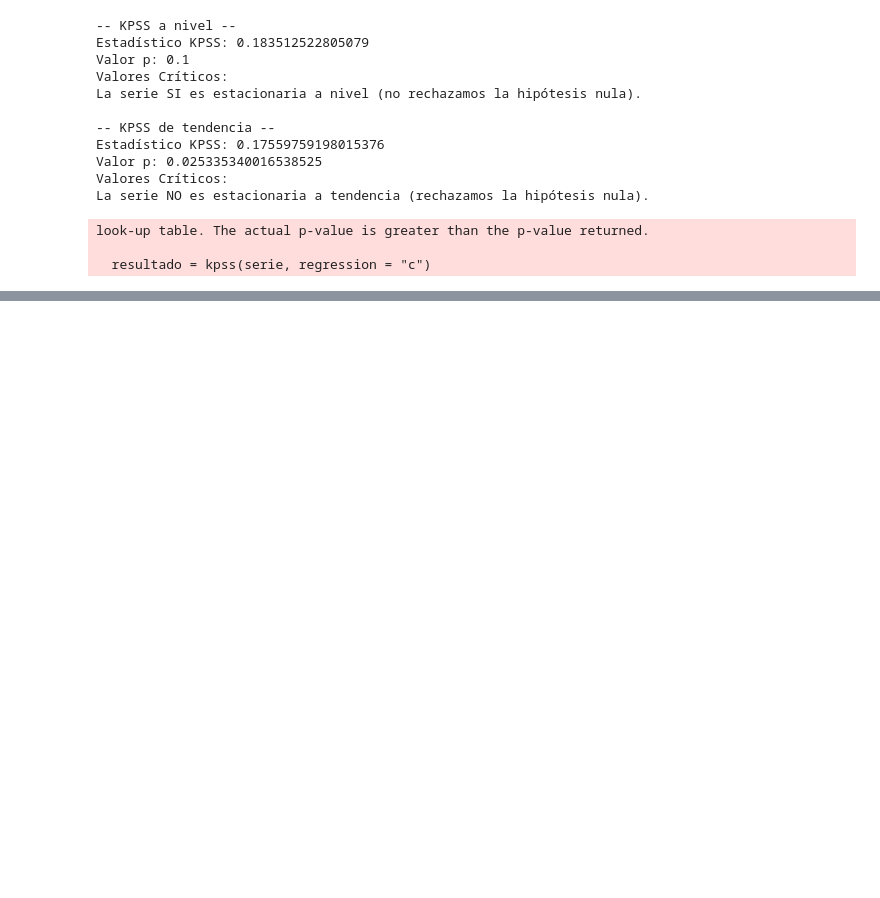
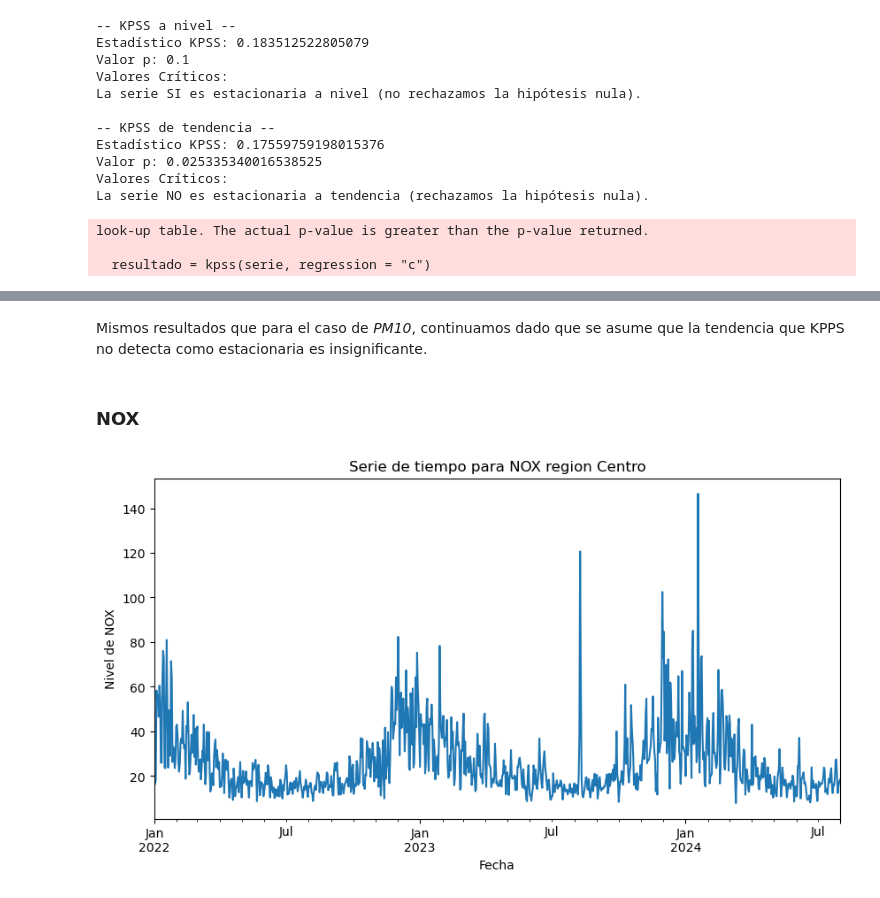
Before and after one commit to AdrianMateos-A01722496/Multivariados, a Jupyter notebook: transformacion_series_tiempo_RETO.ipynb, the cells around one changed output, grey strips where cells are left out. Drawn from its saved outputs; the diff is of its cells as text; code cells hidden in the pictures; blank space fills up the shorter version.

```diff
--- a/transformacion_series_tiempo_RETO.ipynb
+++ b/transformacion_series_tiempo_RETO.ipynb
@@ -189,0 +195,11 @@ look-up table. The actual p-value is greater than the p-value returned.
+# %% [markdown]
+Mismos resultados que para el caso de *PM10*, continuamos dado que se asume que la tendencia que KPPS no detecta como estacionaria es insignificante.
+# %% [markdown]
+### NOX
+# %%
+centro["NOX"].plot()
+plt.title("Serie de tiempo para NOX region Centro")
+plt.xlabel("Fecha");
+plt.ylabel("Nivel de NOX");
+# %% [output]
+[figure, added]
```
Also changed, not shown: parts of 24 cells of this notebook.
